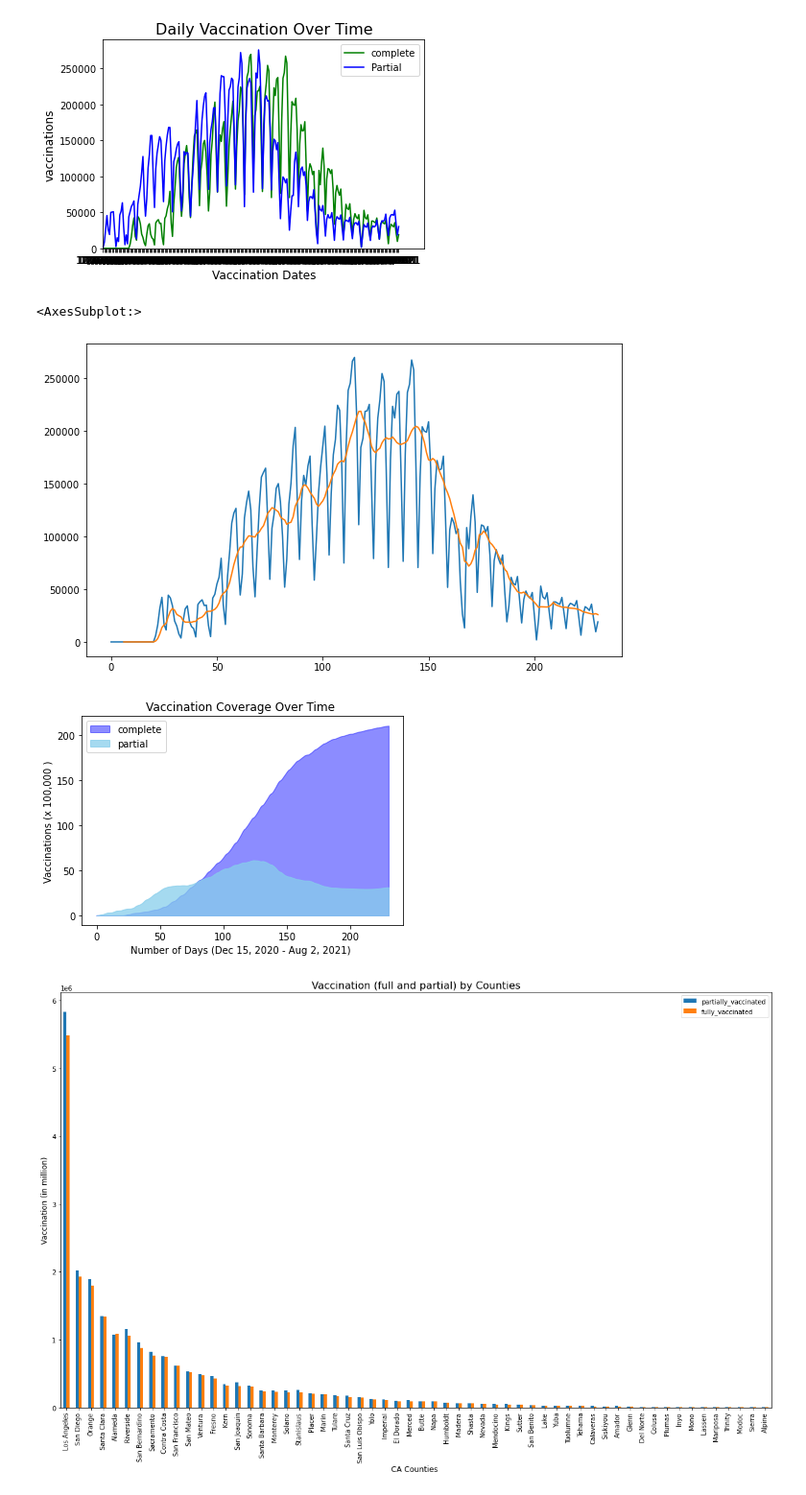
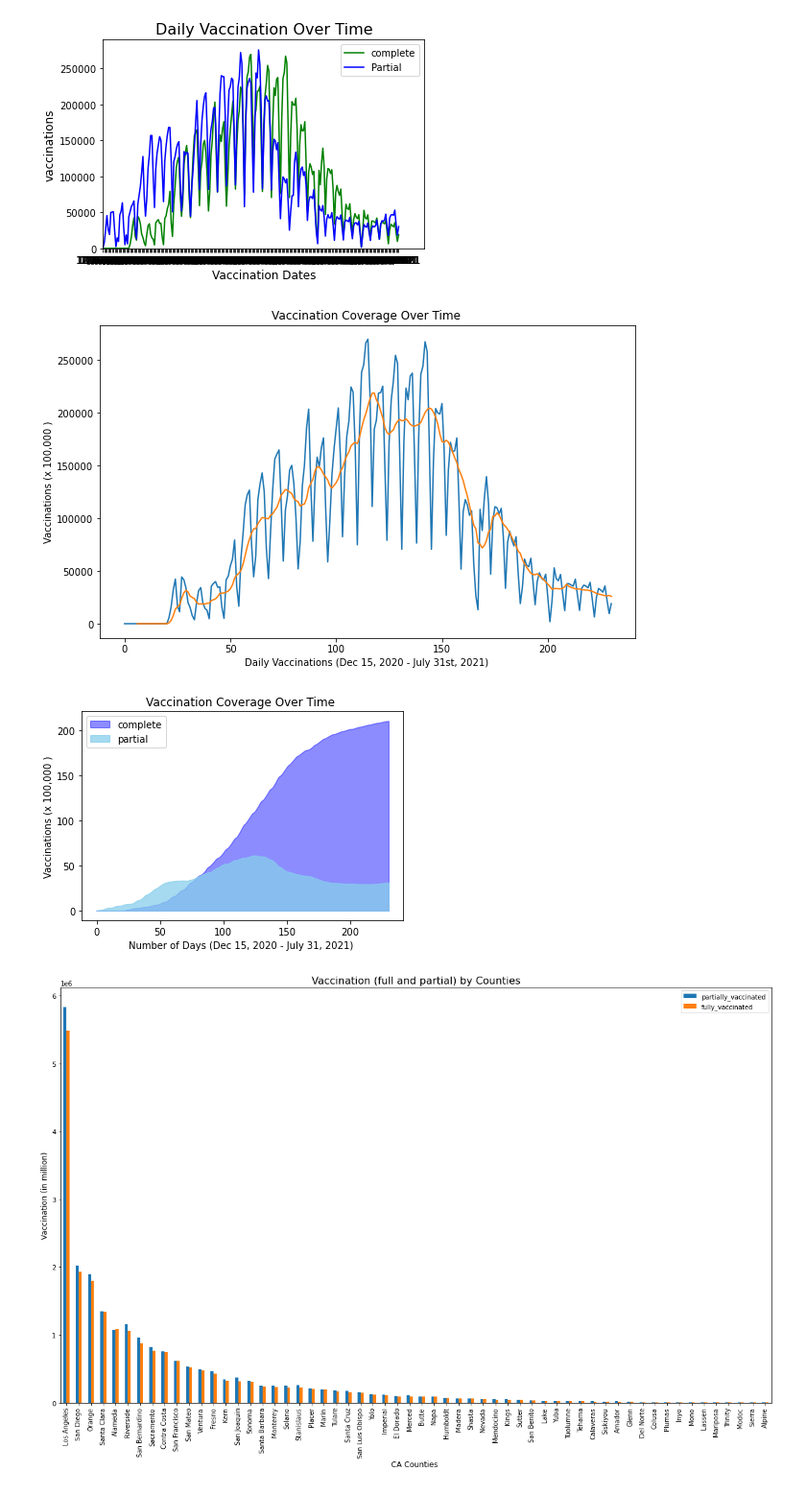
Before and after one commit to KristianSHamilton/CovidVaccinationInCalifornia, a Jupyter notebook: group_project_1.ipynb, the cells around one changed output. Shown at 96% size. Saved outputs shown, nothing was run; the diff lists cells and outputs as text; code cells hidden in the pictures.

```diff
--- a/group_project_1.ipynb
+++ b/group_project_1.ipynb
@@ -45,8 +46,8 @@ data = {
     'month' : [month],
     'value' : [values] }
 
-month_order = CategoricalDtype(['December', 'January', 'February', 'March', 'April', \
-                                'May', 'June', 'July'], ordered=True)
+month_order = CategoricalDtype(['August', 'September', 'October', 'November','December','January','February','March','April',\
+                                'May','June','July'], ordered=True)
 
 ca_vaccinated['month'] = ca_vaccinated['month'].astype(month_order)
-# ca_vaccinated
+ca_vaccinated['month'].unique()
@@ -97,15 +191,21 @@ plt.show()
 # %%
 # Calculating 7 days moving average of complete vaccination
 
 complete = ca_vaccinated['fully_vaccinated']
 complete.plot(figsize=(10,6))
 complete.rolling(window =7).mean().plot()
+
+plt.title("Vaccination Coverage Over Time ")
+plt.xlabel("Daily Vaccinations (Dec 15, 2020 - July 31st, 2021) ")
+plt.ylabel("Vaccinations (x 100,000 )")
+
+plt.savefig("./CA_daily vaccinations vs 7-days moving average.png")
+plt.show()
 # %% [output]
-<AxesSubplot:>
-[figure, old version]
+[figure, new version]
 # %%
 # Cumulative_vaccin_data for plotting vaccination coverage over time
-
+# %matplotlib
 dates = cumulative_vaccin_data['administered_date']
 complete = cumulative_vaccin_data['cumulative_fully_vaccinated']/100000
 partial = cumulative_vaccin_data['total_partially_vaccinated']/100000
@@ -115,13 +215,14 @@ plt.fill_between(np.arange(231), complete, color="blue", alpha=0.45, label='comp
 plt.fill_between(np.arange(231), partial, color="skyblue", alpha=0.75, label='partial')
 
 plt.title("Vaccination Coverage Over Time ")
-plt.xlabel("Number of Days (Dec 15, 2020 - Aug 2, 2021) ")
+plt.xlabel("Number of Days (Dec 15, 2020 - July 31, 2021) ")
 plt.ylabel("Vaccinations (x 100,000 )")
 
 plt.legend(loc="upper left")
+plt.savefig("./CA Cumulative Vaccinations coverage.png")
 plt.show()
 # %% [output]
-[figure, old version]
+[figure, new version]
 # %%
 # Selecting only the residence county as reported in the data (elemination method is used)
 ca_vaccin_data = csv_data.query('county !="All CA Counties"')
```
Also changed, not shown: parts of 16 cells of this notebook.
